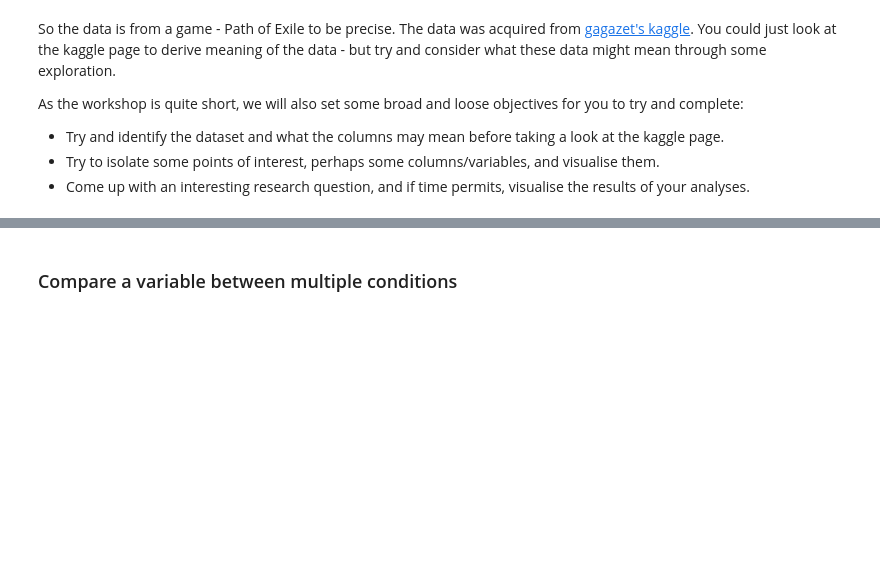
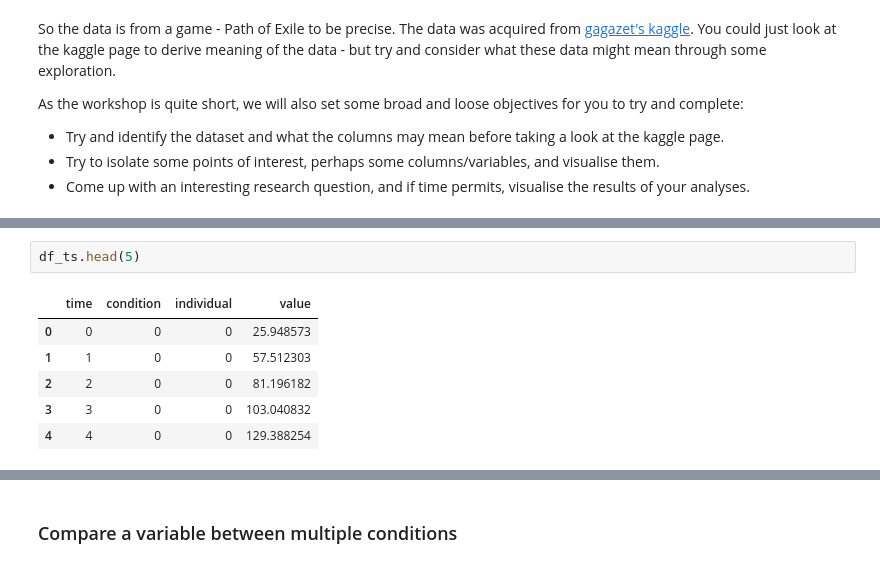
Before and after one commit to vb690/data_viz_python, a Jupyter notebook: iggi_workshop_data_viz_python.ipynb, the cells around one changed output, grey strips where cells are left out. Saved outputs shown, nothing was run; the diff lists cells and outputs as text; blank space fills up the shorter version.

```diff
--- a/iggi_workshop_data_viz_python.ipynb
+++ b/iggi_workshop_data_viz_python.ipynb
@@ -446,2 +453,11 @@ As the workshop is quite short, we will also set some broad and loose objectives
+# %%
+df_ts.head(5)
+# %% [output]
+|  | time | condition | individual | value |
+| 0 | 0 | 0 | 0 | 25.948573 |
+| 1 | 1 | 0 | 0 | 57.512303 |
+| 2 | 2 | 0 | 0 | 81.196182 |
+| 3 | 3 | 0 | 0 | 103.040832 |
+| 4 | 4 | 0 | 0 | 129.388254 |
 # %%
 sns.set(font_scale=1.2)
```
Also changed, not shown: parts of 38 cells of this notebook.
